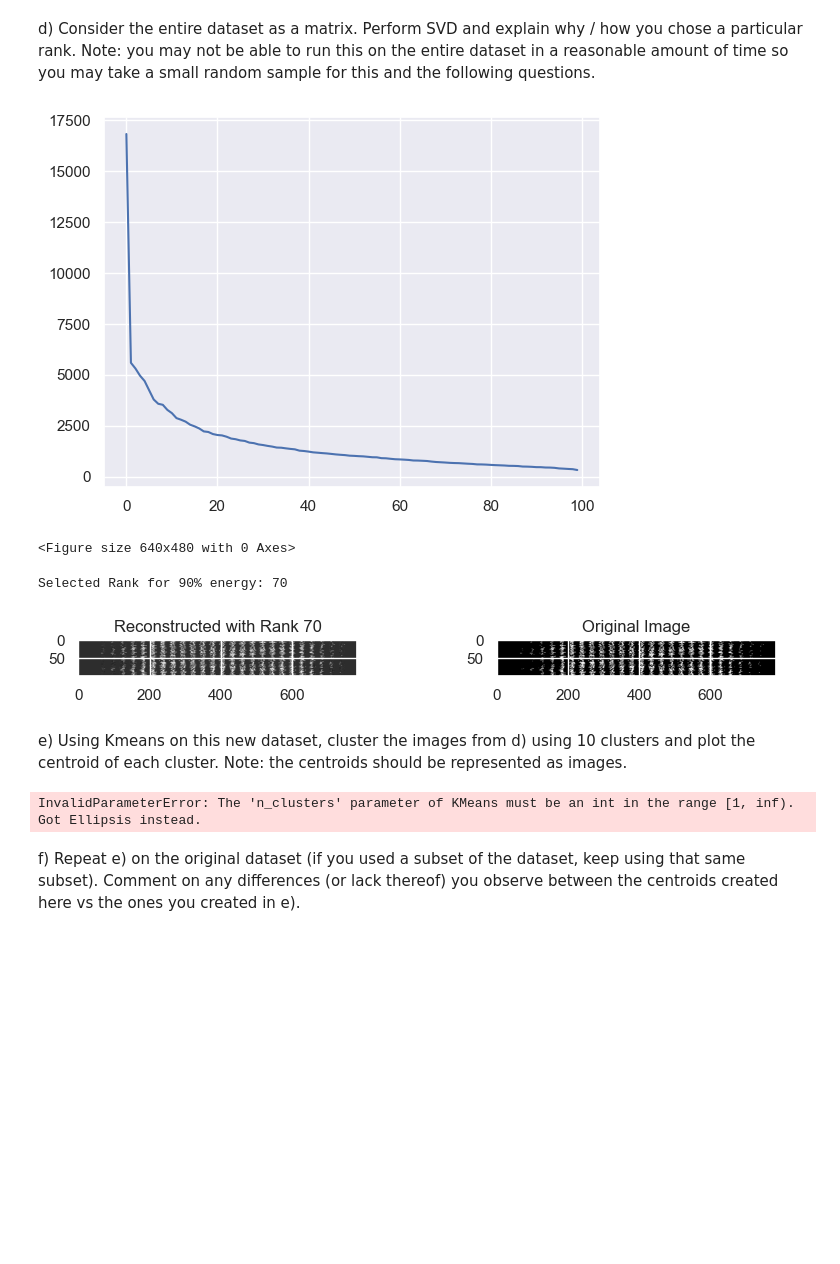
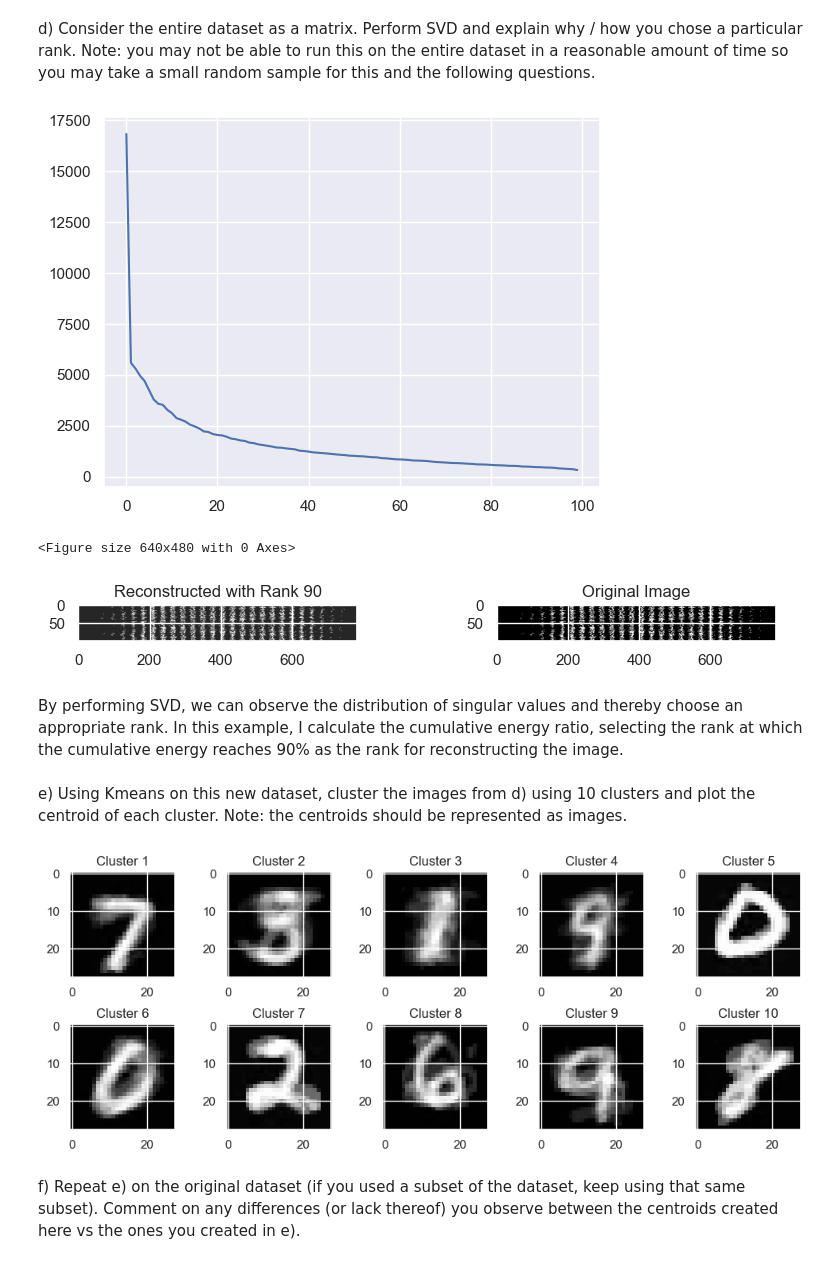
Before and after one commit to YuchenCao1/Data-Science-Fundamentals, a Jupyter notebook: lecture_10/worksheet_10.ipynb, the cells around one changed output. Cells and saved outputs as stored; diff of their text form; code cells hidden in the pictures; blank space fills up the shorter version.

```diff
--- a/lecture_10/worksheet_10.ipynb
+++ b/lecture_10/worksheet_10.ipynb
@@ -382,9 +382,7 @@ plt.show()
 
 cumulative_energy = np.cumsum(S) / np.sum(S)
 
-rank_90 = np.where(cumulative_energy >= 0.9)[0][0] + 1
-
-print(f"Selected Rank for 90% energy: {rank_90}")
+rank_90 = 90
 
 S_copy = S.copy()
 S_copy[rank_90:] = 0
@@ -403,16 +401,25 @@ plt.show()
 # %% [output]
 [figure]
 <Figure size 640x480 with 0 Axes>
-Selected Rank for 90% energy: 70
 [figure]
+# %% [markdown]
+By performing SVD, we can observe the distribution of singular values and thereby choose an appropriate rank. In this example, I calculate the cumulative energy ratio, selecting the rank at which the cumulative energy reaches 90% as the rank for reconstructing the image.
 # %% [markdown]
 e) Using Kmeans on this new dataset, cluster the images from d) using 10 clusters and plot the centroid of each cluster. Note: the centroids should be represented as images.
-# %%
-from sklearn.cluster import KMeans
-
-kmeans = KMeans(n_clusters=..., init='k-means++')
-kmeans.fit_predict(...)
-# %% [output]
-InvalidParameterError: The 'n_clusters' parameter of KMeans must be an int in the range [1, inf). Got Ellipsis instead.
+# %%
+from sklearn.cluster import KMeans
+
+kmeans = KMeans(n_clusters=10, init='k-means++')
+kmeans.fit(X_reconstructed)
+centroids_reduced = kmeans.cluster_centers_
+
+fig, axes = plt.subplots(2, 5, figsize=(10, 4))
+for i, ax in enumerate(axes.ravel()):
+    ax.imshow(centroids_reduced[i].reshape(28, 28), cmap = cm.Greys_r)
+    ax.set_title(f'Cluster {i+1}')
+plt.tight_layout()
+plt.show()
+# %% [output]
+[figure, added]
 # %% [markdown]
 f) Repeat e) on the original dataset (if you used a subset of the dataset, keep using that same subset). Comment on any differences (or lack thereof) you observe between the centroids created here vs the ones you created in e).
```
Also changed, not shown: parts of 13 cells of this notebook.
